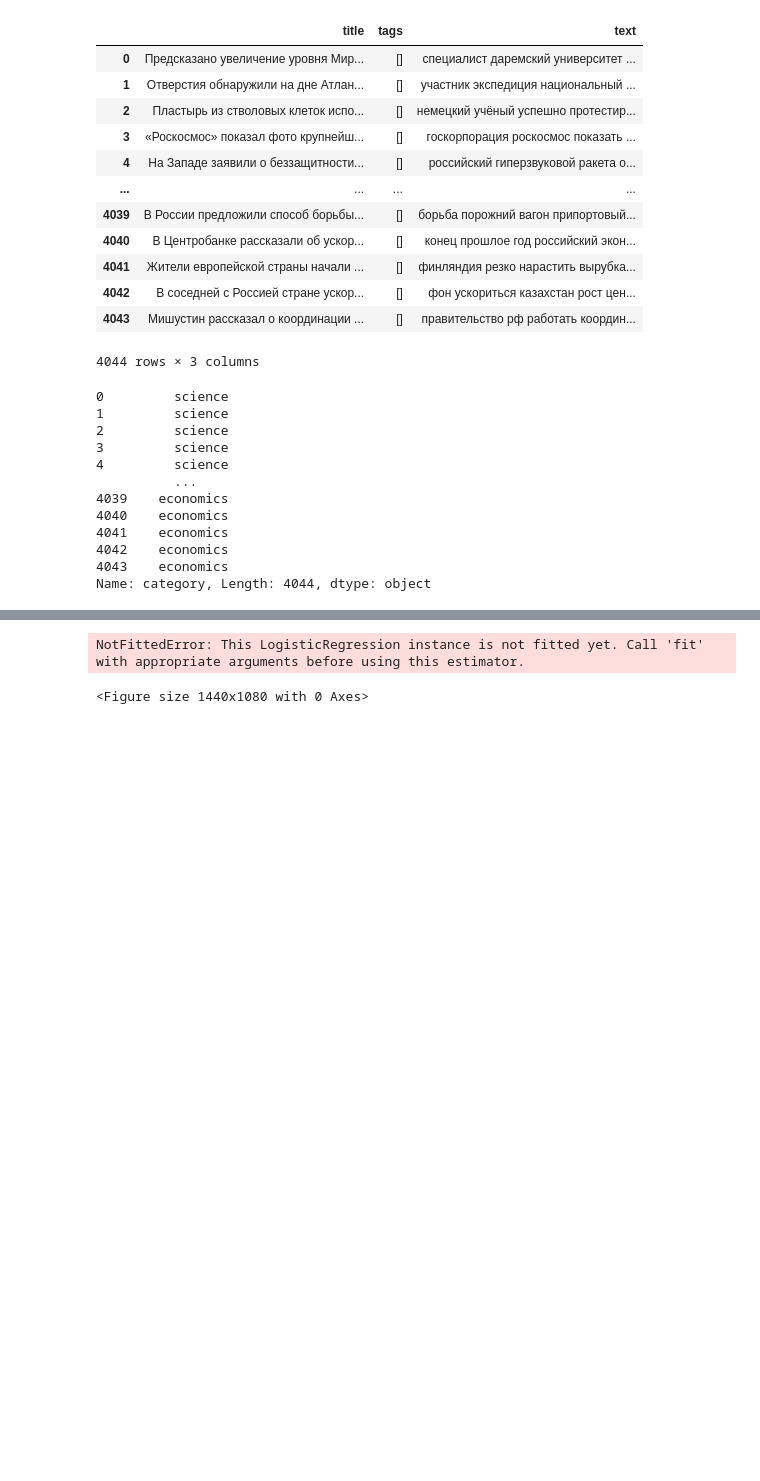
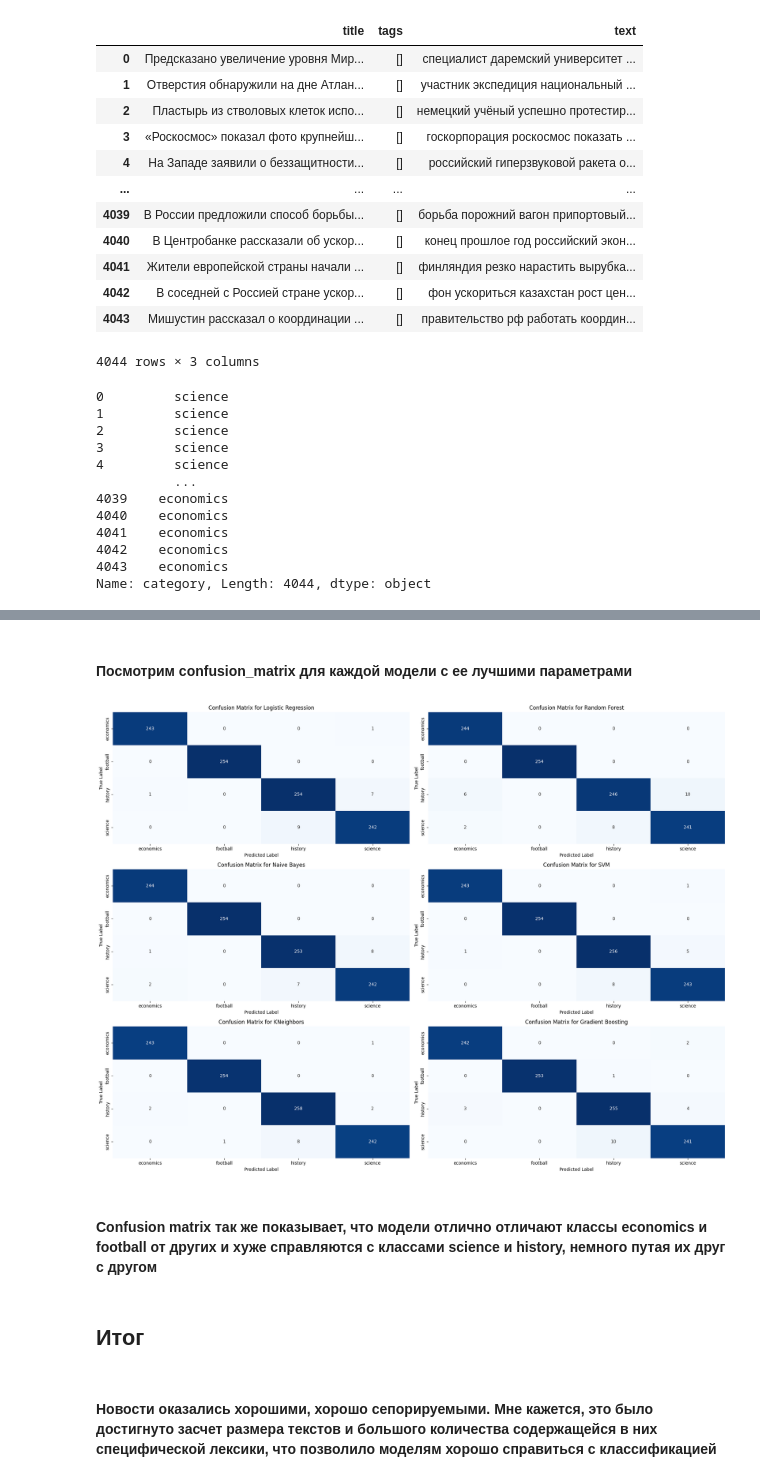
Before and after one commit to Krosha31/computational_linguistics, a Jupyter notebook: lab1/text_classification.ipynb, the cells around one changed output, grey strips where cells are left out. Saved outputs shown, nothing was run; the diff lists cells and outputs as text; code cells hidden in the pictures; blank space fills up the shorter version.

```diff
--- a/lab1/text_classification.ipynb
+++ b/lab1/text_classification.ipynb
@@ -341,30 +366,37 @@ array([1, 0, 2, ..., 0, 1, 3])
+# %% [markdown]
+#### Посмотрим confusion_matrix для каждой модели с ее лучшими параметрами
 # %%
 import pandas as pd
 import matplotlib.pyplot as plt
 import seaborn as sns
 from sklearn.metrics import confusion_matrix, ConfusionMatrixDisplay
 
 
 plt.figure(figsize=(20, 15))
 
 subplot_index = 1
 
-for model_name, model in models.items():
+for model_name, model in best_models.items():
     y_pred = model.predict(tf_test)
 
     cm = confusion_matrix(y_test, y_pred)
 
     plt.subplot(3, 2, subplot_index)
     sns.heatmap(cm, annot=True, fmt='d', cmap='Blues', cbar=False,
-                xticklabels=np.unique(y_test), yticklabels=np.unique(y_test))
+                xticklabels=np.unique(vgc(y_test)), yticklabels=np.unique(vgc(y_test)))
     plt.title(f'Confusion Matrix for {model_name}')
     plt.xlabel('Predicted Label')
     plt.ylabel('True Label')
 
     subplot_index += 1
 
 plt.tight_layout()
 plt.show()
 # %% [output]
-NotFittedError: This LogisticRegression instance is not fitted yet. Call 'fit' with appropriate arguments before using this estimator.
-<Figure size 1440x1080 with 0 Axes>
+[figure, added]
+# %% [markdown]
+#### Confusion matrix так же показывает, что модели отлично отличают классы economics и football от других и хуже справляются с классами science и history, немного путая их друг с другом
+# %% [markdown]
+## Итог
+# %% [markdown]
+#### Новости оказались хорошими, хорошо сепорируемыми. Мне кажется, это было достигнуто засчет размера текстов и большого количества содержащейся в них специфической лексики, что позволило моделям хорошо справиться с классификацией
```
Also changed, not shown: parts of 21 cells of this notebook.
